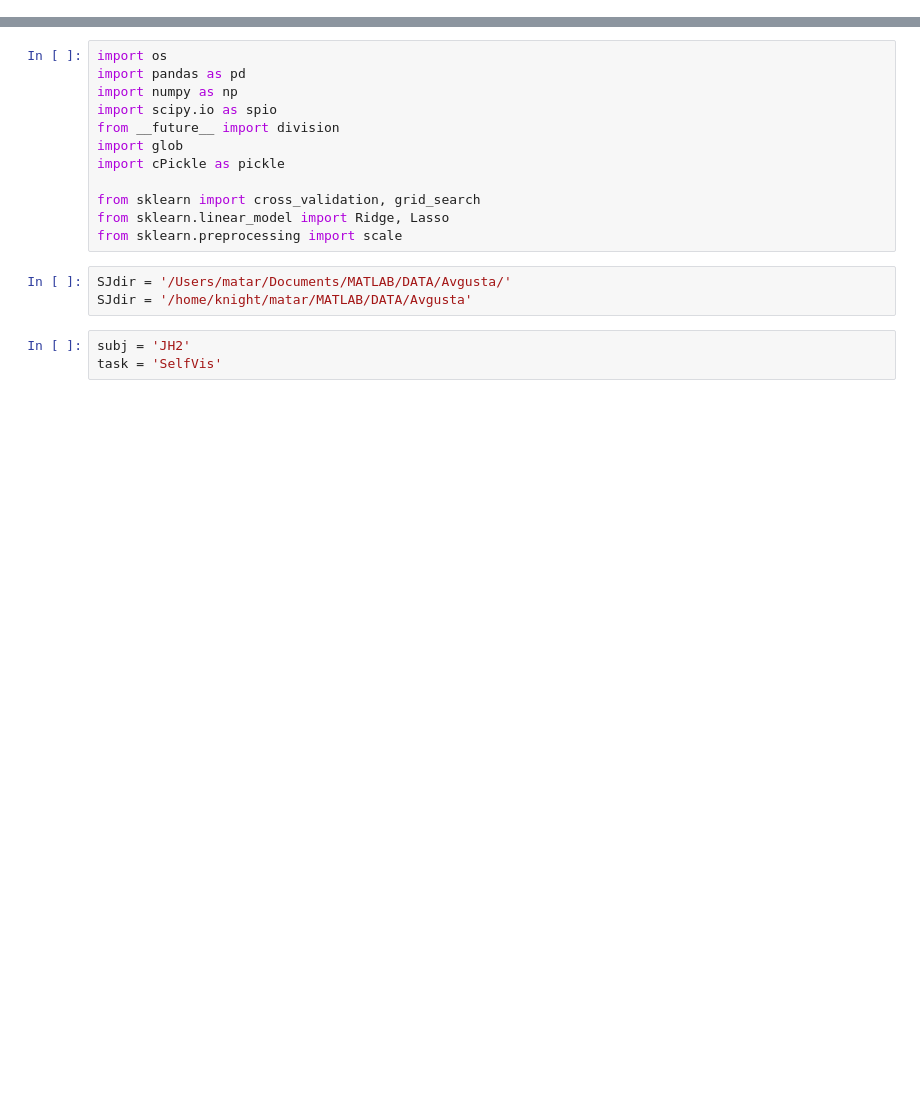
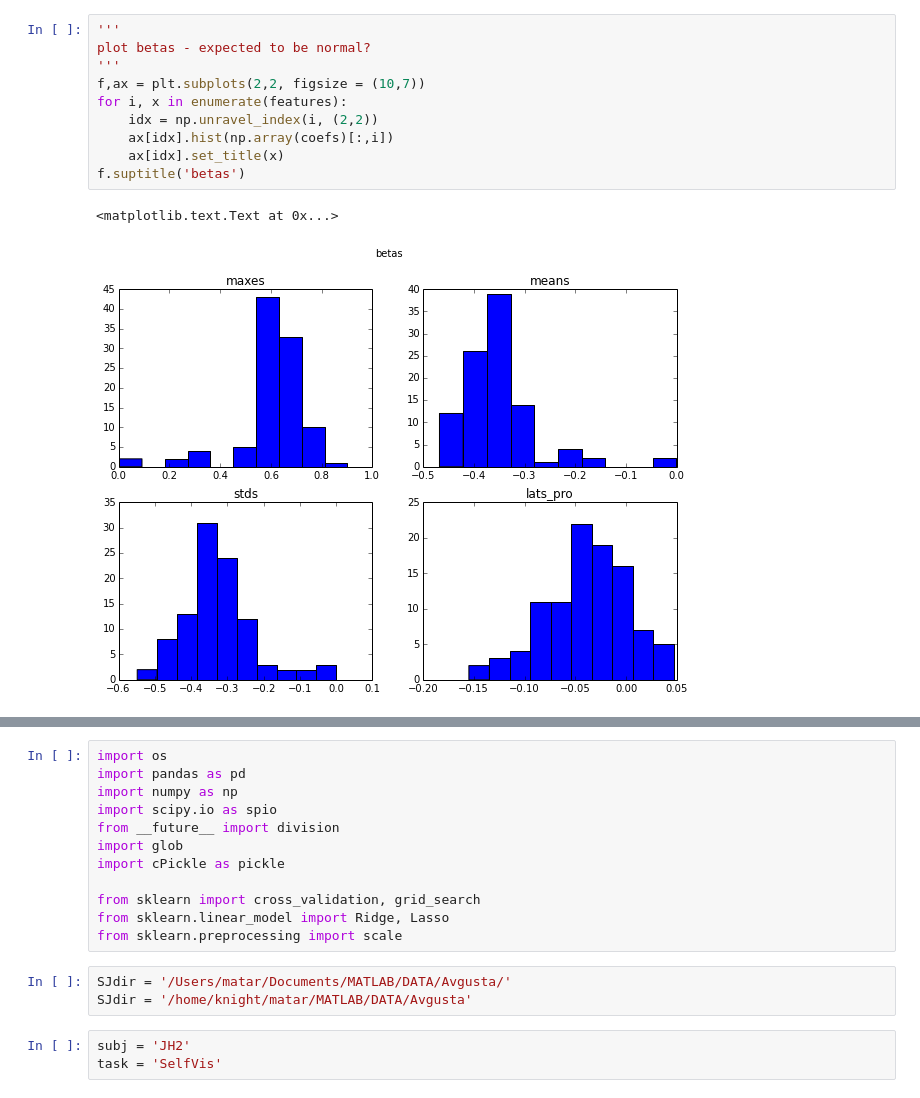
Before and after one commit to matarhaller/ECOGpy, a Jupyter notebook: HG_regression.ipynb, the cells around one changed output, grey strips where cells are left out. Drawn from its saved outputs; the diff is of its cells as text; blank space fills up the shorter version.

```diff
--- a/HG_regression.ipynb
+++ b/HG_regression.ipynb
@@ -7,0 +177,13 @@ Populating the interactive namespace from numpy and matplotlib
+# %%
+'''
+plot betas - expected to be normal?
+'''
+f,ax = plt.subplots(2,2, figsize = (10,7))
+for i, x in enumerate(features):
+    idx = np.unravel_index(i, (2,2))
+    ax[idx].hist(np.array(coefs)[:,i])
+    ax[idx].set_title(x)
+f.suptitle('betas')
+# %% [output]
+<matplotlib.text.Text at 0x...>
+[figure, added]
```
Also changed, not shown: parts of 28 cells of this notebook, 16 other files.
